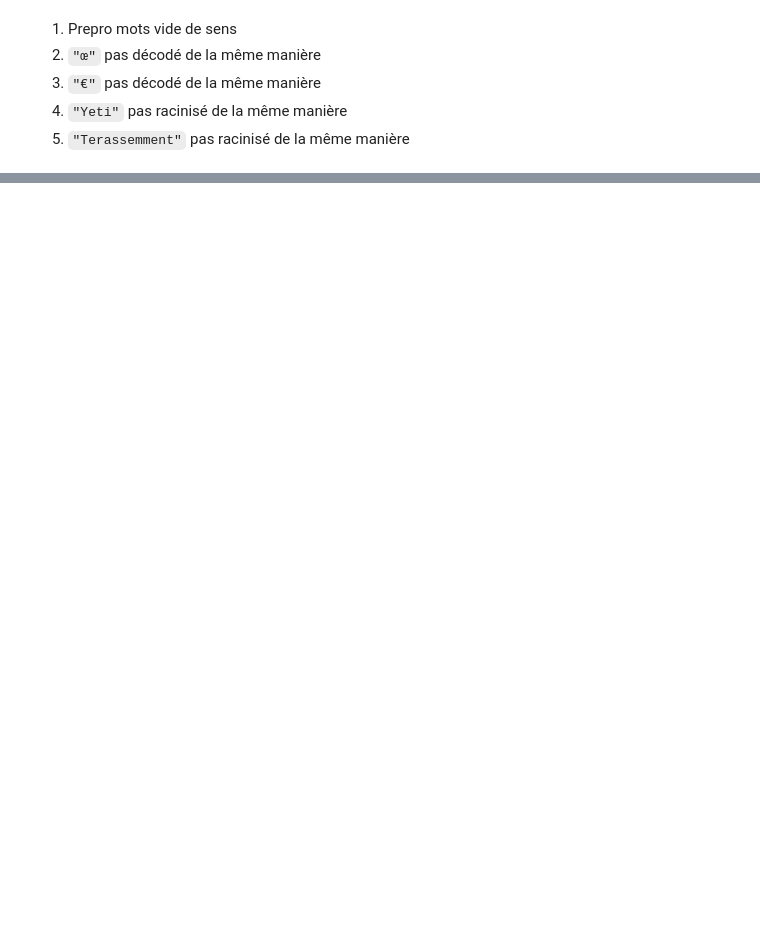
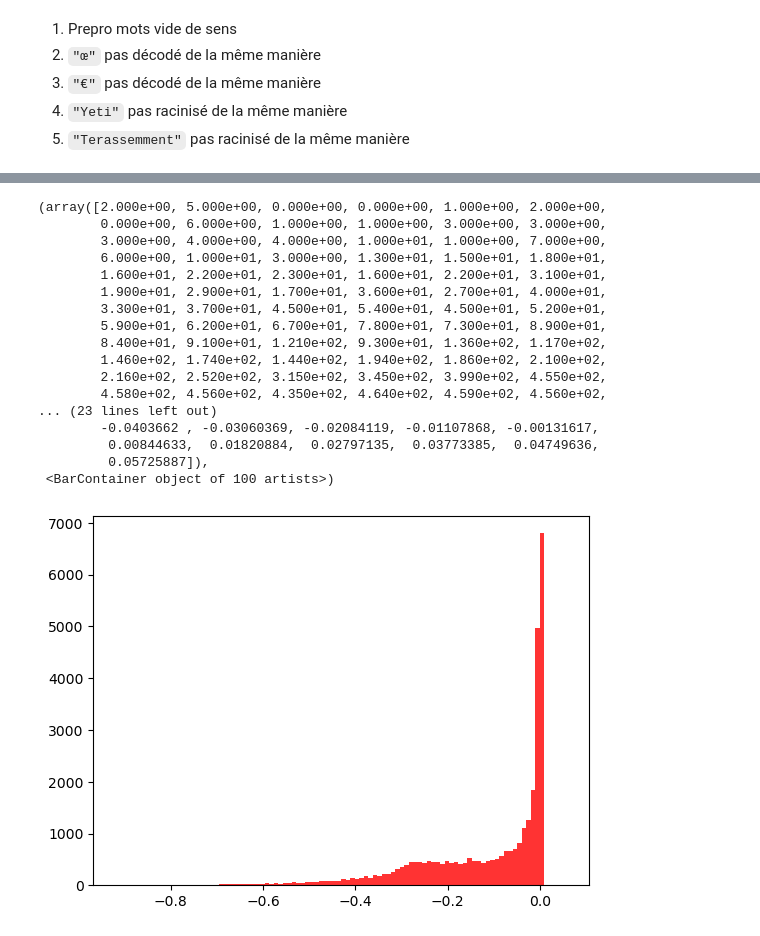
Before and after one commit to InseeFrLab/codif-ape-train, a Jupyter notebook: notebooks/log_exploration.ipynb, the cells around one changed output, grey strips where cells are left out. Saved outputs shown, nothing was run; the diff lists cells and outputs as text; code cells hidden in the pictures; blank space fills up the shorter version.

```diff
--- a/notebooks/log_exploration.ipynb
+++ b/notebooks/log_exploration.ipynb
@@ -204,0 +571,21 @@ df_compare[(df_compare.pred_1_PY != df_compare.pred_1_JAVA) | (df_compare.pred_2
+# %%
+plt.hist([xx -yy for xx, yy in zip(x, y)],bins=100,color="red",alpha=0.8)
+# %% [output]
+(array([2.000e+00, 5.000e+00, 0.000e+00, 0.000e+00, 1.000e+00, 2.000e+00,
+        0.000e+00, 6.000e+00, 1.000e+00, 1.000e+00, 3.000e+00, 3.000e+00,
+        3.000e+00, 4.000e+00, 4.000e+00, 1.000e+01, 1.000e+00, 7.000e+00,
+        6.000e+00, 1.000e+01, 3.000e+00, 1.300e+01, 1.500e+01, 1.800e+01,
+        1.600e+01, 2.200e+01, 2.300e+01, 1.600e+01, 2.200e+01, 3.100e+01,
+        1.900e+01, 2.900e+01, 1.700e+01, 3.600e+01, 2.700e+01, 4.000e+01,
+        3.300e+01, 3.700e+01, 4.500e+01, 5.400e+01, 4.500e+01, 5.200e+01,
+        5.900e+01, 6.200e+01, 6.700e+01, 7.800e+01, 7.300e+01, 8.900e+01,
+        8.400e+01, 9.100e+01, 1.210e+02, 9.300e+01, 1.360e+02, 1.170e+02,
+        1.460e+02, 1.740e+02, 1.440e+02, 1.940e+02, 1.860e+02, 2.100e+02,
+        2.160e+02, 2.520e+02, 3.150e+02, 3.450e+02, 3.990e+02, 4.550e+02,
+        4.580e+02, 4.560e+02, 4.350e+02, 4.640e+02, 4.590e+02, 4.560e+02,
+... (23 lines left out)
+        -0.0403662 , -0.03060369, -0.02084119, -0.01107868, -0.00131617,
+         0.00844633,  0.01820884,  0.02797135,  0.03773385,  0.04749636,
+         0.05725887]),
+ <BarContainer object of 100 artists>)
+[figure, added]
```
Also changed, not shown: parts of 19 cells of this notebook.
